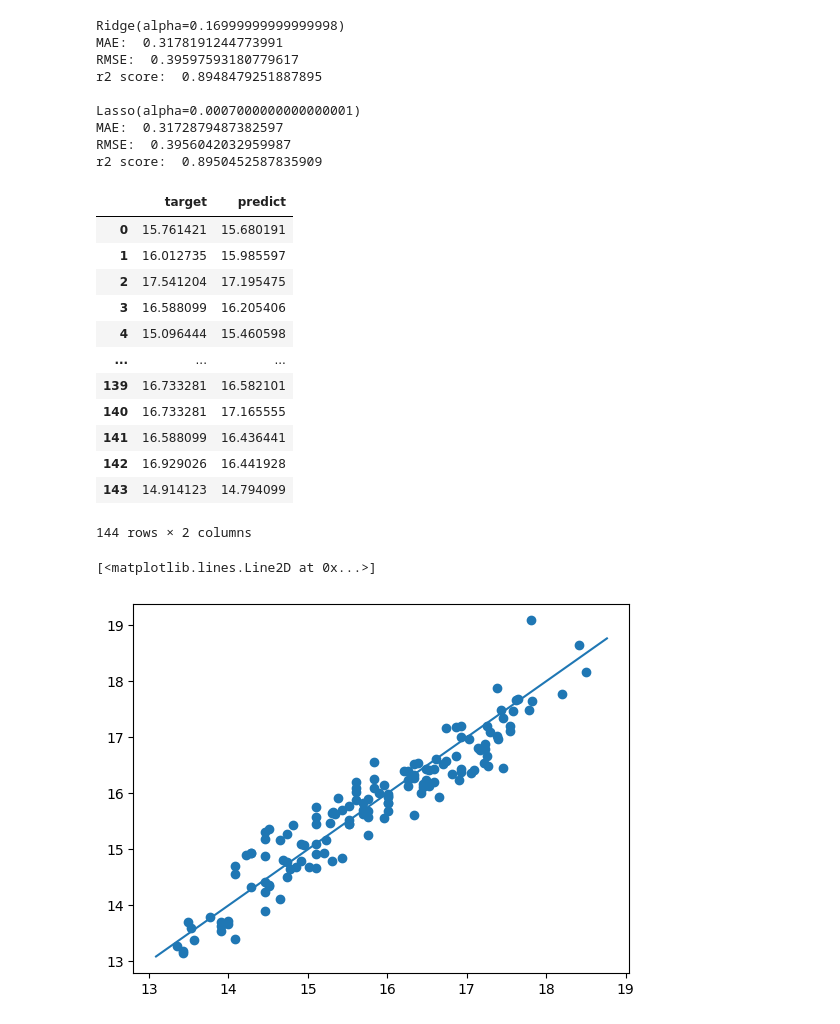
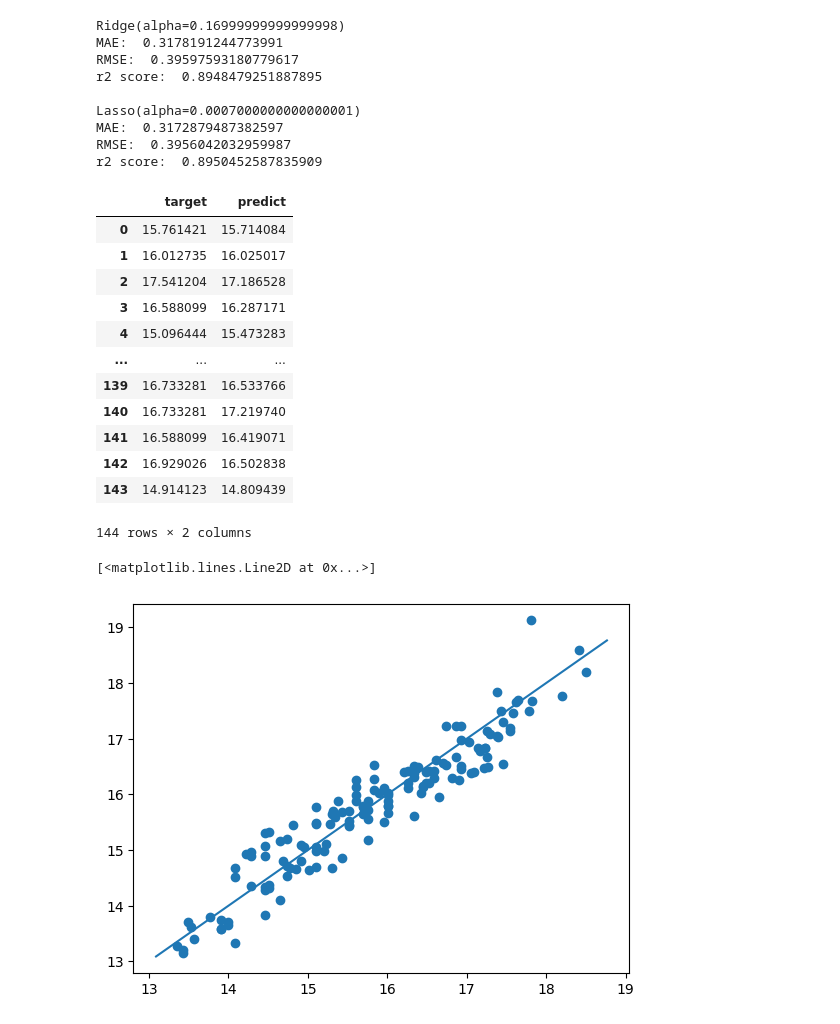
Before and after one commit to theWorstSolution/football-predictor, a Jupyter notebook: notebooks/attack_position.ipynb, the cells around one changed output. Saved outputs shown, nothing was run; the diff lists cells and outputs as text; code cells hidden in the pictures.

```diff
--- a/notebooks/attack_position.ipynb
+++ b/notebooks/attack_position.ipynb
@@ -310,22 +310,22 @@ MAE:  0.3172879487382597
 RMSE:  0.3956042032959987
 r2 score:  0.8950452587835909
 # %%
-reg_linear_models['lasso_regression'].fit(X_train, y_train)
-y_pred = reg_linear_models['lasso_regression'].predict(X_test)
+models['linear_regression'].fit(X_train, y_train)
+y_pred = models['linear_regression'].predict(X_test)
 pd.DataFrame(zip(y_test, y_pred), columns=['target', 'predict'])
 # %% [output]
 |  | target | predict |
-| 0 | 15.761421 | 15.680191 |
-| 1 | 16.012735 | 15.985597 |
-| 2 | 17.541204 | 17.195475 |
-| 3 | 16.588099 | 16.205406 |
-| 4 | 15.096444 | 15.460598 |
+| 0 | 15.761421 | 15.714084 |
+| 1 | 16.012735 | 16.025017 |
+| 2 | 17.541204 | 17.186528 |
+| 3 | 16.588099 | 16.287171 |
+| 4 | 15.096444 | 15.473283 |
 | ... | ... | ... |
-| 139 | 16.733281 | 16.582101 |
-| 140 | 16.733281 | 17.165555 |
-| 141 | 16.588099 | 16.436441 |
-| 142 | 16.929026 | 16.441928 |
-| 143 | 14.914123 | 14.794099 |
+| 139 | 16.733281 | 16.533766 |
+| 140 | 16.733281 | 17.219740 |
+| 141 | 16.588099 | 16.419071 |
+| 142 | 16.929026 | 16.502838 |
+| 143 | 14.914123 | 14.809439 |
 144 rows × 2 columns
 # %%
 # các điểm nằm dưới đường chéo cho thấy y_test > y_pred và ngược lại
@@ -333,7 +333,7 @@ plt.scatter(y_test, y_pred)
 plt.plot(plt.xlim(), plt.xlim())
 # %% [output]
 [<matplotlib.lines.Line2D at 0x...>]
-[figure, old version]
+[figure, new version]
 # %%
 percent_loss = np.sum(abs(np.exp(y_test) - np.exp(y_pred)) / np.exp(y_test)) * 1./len(y_test)
 percent_loss
```
Also changed, not shown: parts of 3 cells of this notebook, 3 other files.
